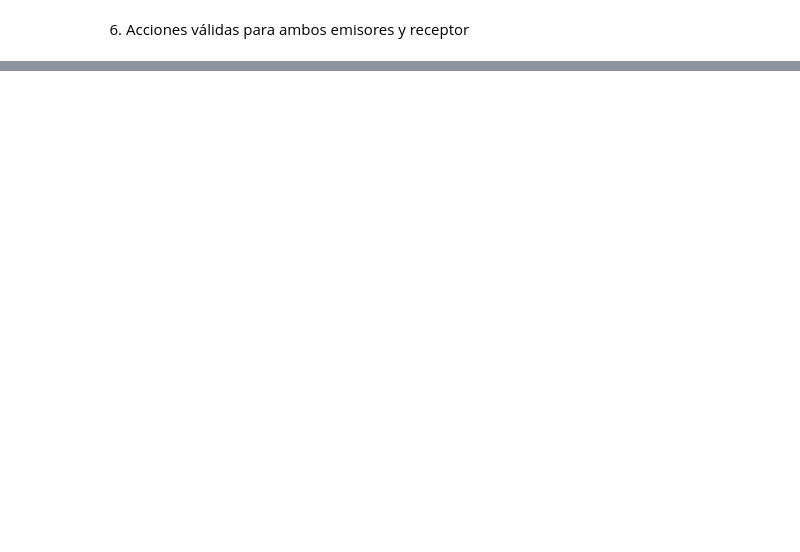
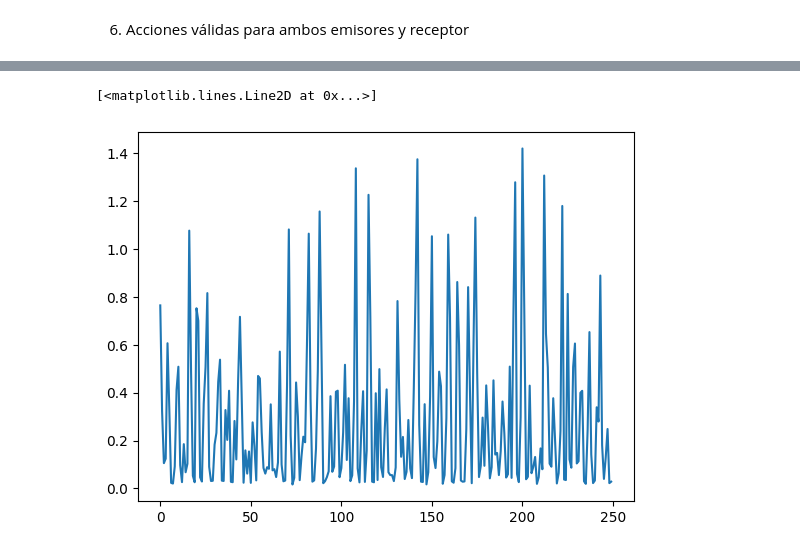
Before and after one commit to Aralk42/Reinforcement-Learning, a Jupyter notebook: 4vs1.ipynb, the cells around one changed output, grey strips where cells are left out. Cells and saved outputs as stored; diff of their text form; code cells hidden in the pictures; blank space fills up the shorter version.

```diff
--- a/4vs1.ipynb
+++ b/4vs1.ipynb
@@ -101,11 +94,10 @@ H_levels = np.arange(0,1.1,0.1)
 print(len(H_levels))
 
 # Acciones posibles son tres: 0. No enviar nada. 1. Enviar 'baliza de estado'. 2. Captar información. 3. Enviar información.
-action_0 = 0
 action_1 = 0.000001
 action_2 = 0.00001
 action_3 = 0.0005
-actions_receiver = [action_0,action_1,action_2, action_3]
+actions_receiver = [action_1,action_2, action_3]
 
 # El estado depende de H, el nivel de batería y la energía captada.
 # STATE = [H,B,EH]
@@ -143,10 +135,10 @@ print(receiver_init_state)
 5. Parámetros Q-learning:
 # %%
 # num_episodes: Number of times the agent will attempt to navigate the maze.
-num_episodes = 1000
+num_episodes = 250
 
 # Tiempo por episodio
-total_time=2000
+total_time=500
 
 # alpha: Learning rate that controls how much new information overrides old information.
 alpha = 0.1
@@ -156,8 +148,10 @@ gamma = 0.9
 # Q is the Q-Table initialized to zero; it stores expected rewards for each state-action pair.
 # Hay 2 matrices de Q, para el emisor y el receptor.
 
-Q_emisor = np.zeros((len(Eh_levels),)+(len(actions_transmitter),))
+# Q_emisor = np.zeros((len(Eh_levels),)+(len(actions_transmitter),))
+Q_emisor = np.zeros((len(Eh_levels),)+(num_ant,)+(len(each_antenna_actions),))
 print(Q_emisor.shape)
+print(Q_emisor[1,0])
 
 Q_receiver = np.zeros((len(H_levels),)+(len(B_levels),)+(len(Eh_levels),)+(len(actions_receiver),))
 print(Q_receiver.shape)
@@ -180,7 +175,9 @@ def valid_energy_transfer(state): # No se da ni de locura
 # %%
 # Devuelve el valor de valid_actions (índices) que es máximo en Q[state].
 def get_Q_max_action(valid_actions,state,Q):
-    return int(max(valid_actions, key=lambda a: Q[state][a]))
+    if len(state)>1:
+        return int(max(valid_actions, key=lambda a: Q[tuple(state)][a]))
+    else: return int(max(valid_actions, key=lambda a: Q[state][a]))
 
 def explotation_vs_exploration(valid_actions,state, epsilon,Q): #receptor
     if np.random.random() < epsilon:
@@ -189,8 +186,18 @@ def explotation_vs_exploration(valid_actions,state, epsilon,Q): #receptor
     else:
         #Explotation (Probability 1-e)
         return int(get_Q_max_action(valid_actions, state,Q))
+
+def valid_angles(old_angle, actions):
+    valid_actions = []
+    for a in actions:
+        new_angle = old_angle + a
+        if 0 <= new_angle < 2*np.pi:
+            valid_actions.append(actions.index(a))
+    return valid_actions
 # %%
-def Reward_emisor(power_received):
+def Reward_emisor(power_received,t,R_anterior):
+    alpha_t = min(1.0, alpha + 0.01 * t)
+    R = alpha_t * power_received + (1 - alpha_t) * R_anterior
     return power_received*100
 
 def Reward_receiver(action_used, informacion_captada,H_prob): #?
@@ -199,8 +206,6 @@ def Reward_receiver(action_used, informacion_captada,H_prob): #?
     elif(action_used == 1):
         return 1*H_prob
     elif(action_used == 2):
-        return 1*H_prob
-    elif(action_used == 3):
         return min(informacion_captada, 10)*H_prob
     else:
         return print("Error. Acción fuera de rango.")
@@ -283,2 +321,7 @@ plt.plot(range(len(reward_transmitter_all_episodes)), reward_transmitter_all_epi
+# %%
+plt.plot(range(num_episodes), total_power_received_all_episodes)
+# %% [output]
+[<matplotlib.lines.Line2D at 0x...>]
+[figure, added]
 # %%
 plt.plot(range(num_episodes), reward_receiver_all_episodes)
```
Also changed, not shown: parts of 7 cells of this notebook.
